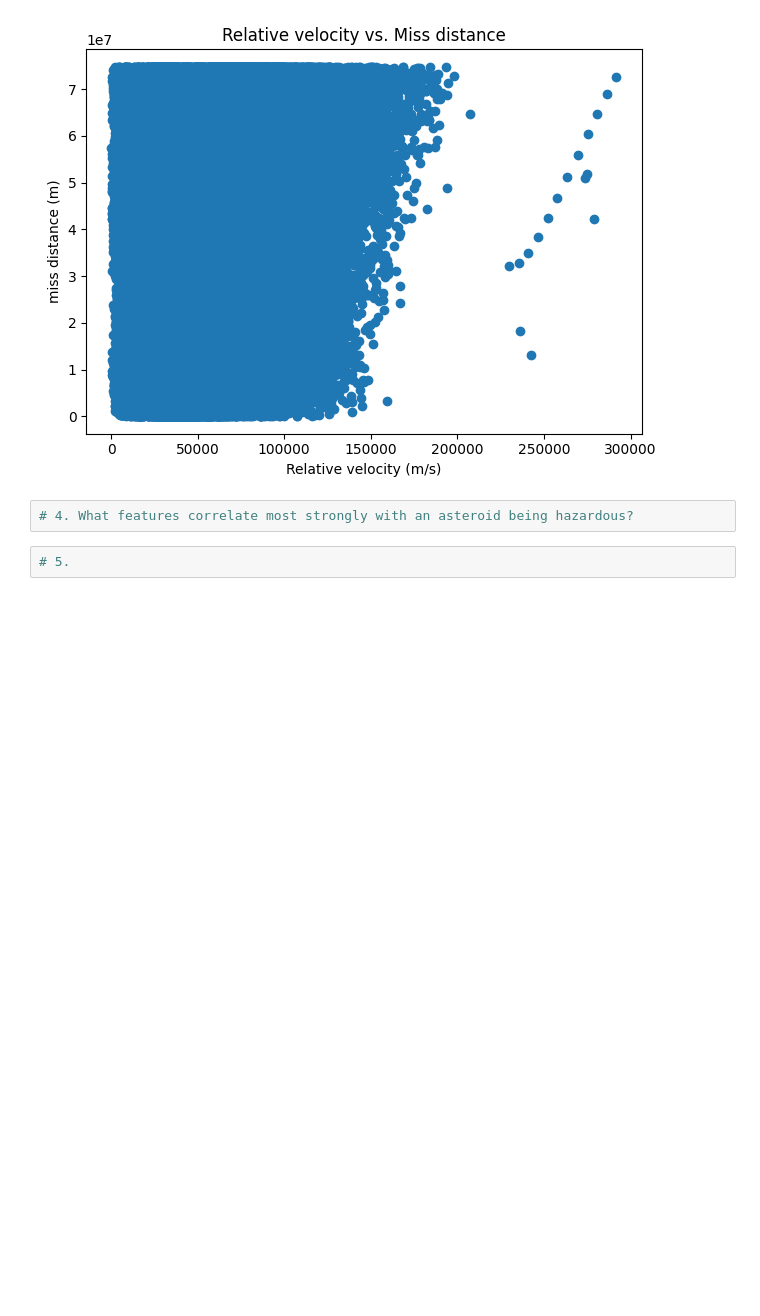
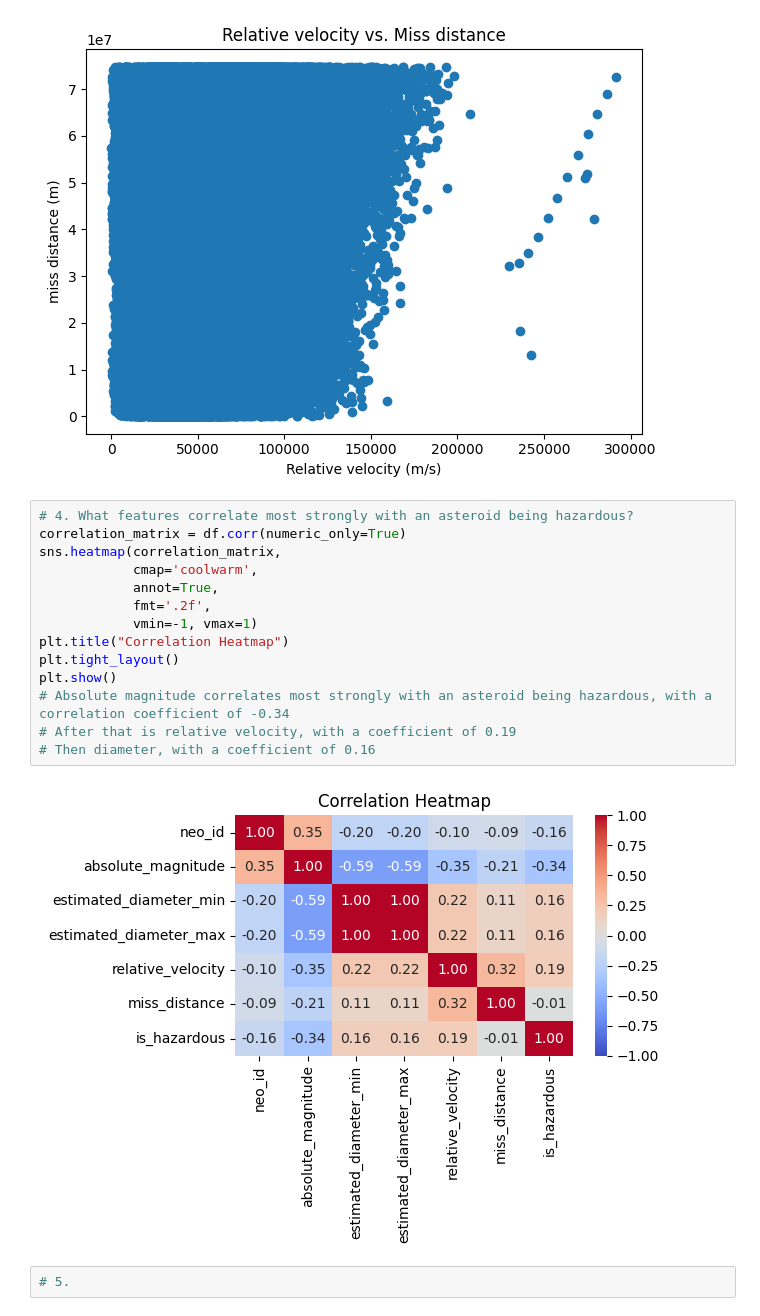
Before and after one commit to koisoysauce/space-projects, a Jupyter notebook: 02-asteroid-analysis/notebook.ipynb, the cells around one changed output. Saved outputs shown, nothing was run; the diff lists cells and outputs as text; blank space fills up the shorter version.

Commit message:
Implement heatmap to obverse corelations between columns

```diff
--- a/02-asteroid-analysis/notebook.ipynb
+++ b/02-asteroid-analysis/notebook.ipynb
@@ -98,5 +98,19 @@ plt.show()
 [figure]
 # %%
 # 4. What features correlate most strongly with an asteroid being hazardous?
+correlation_matrix = df.corr(numeric_only=True)
+sns.heatmap(correlation_matrix,
+            cmap='coolwarm',
+            annot=True,
+            fmt='.2f',
+            vmin=-1, vmax=1)
+plt.title("Correlation Heatmap")
+plt.tight_layout()
+plt.show()
+# Absolute magnitude correlates most strongly with an asteroid being hazardous, with a correlation coefficient of -0.34
+# After that is relative velocity, with a coefficient of 0.19
+# Then diameter, with a coefficient of 0.16
+# %% [output]
+[figure, added]
 # %%
 # 5.
```
